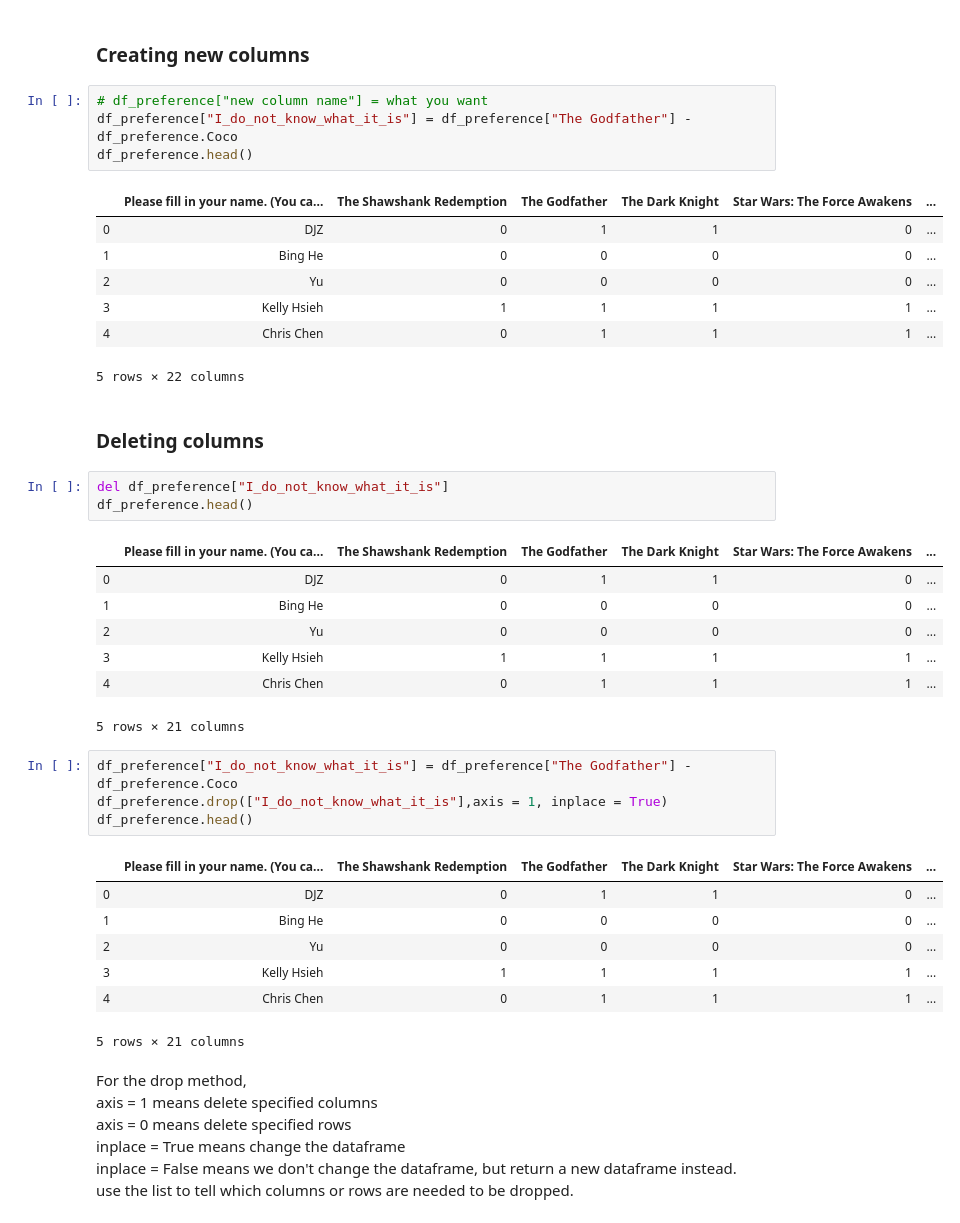
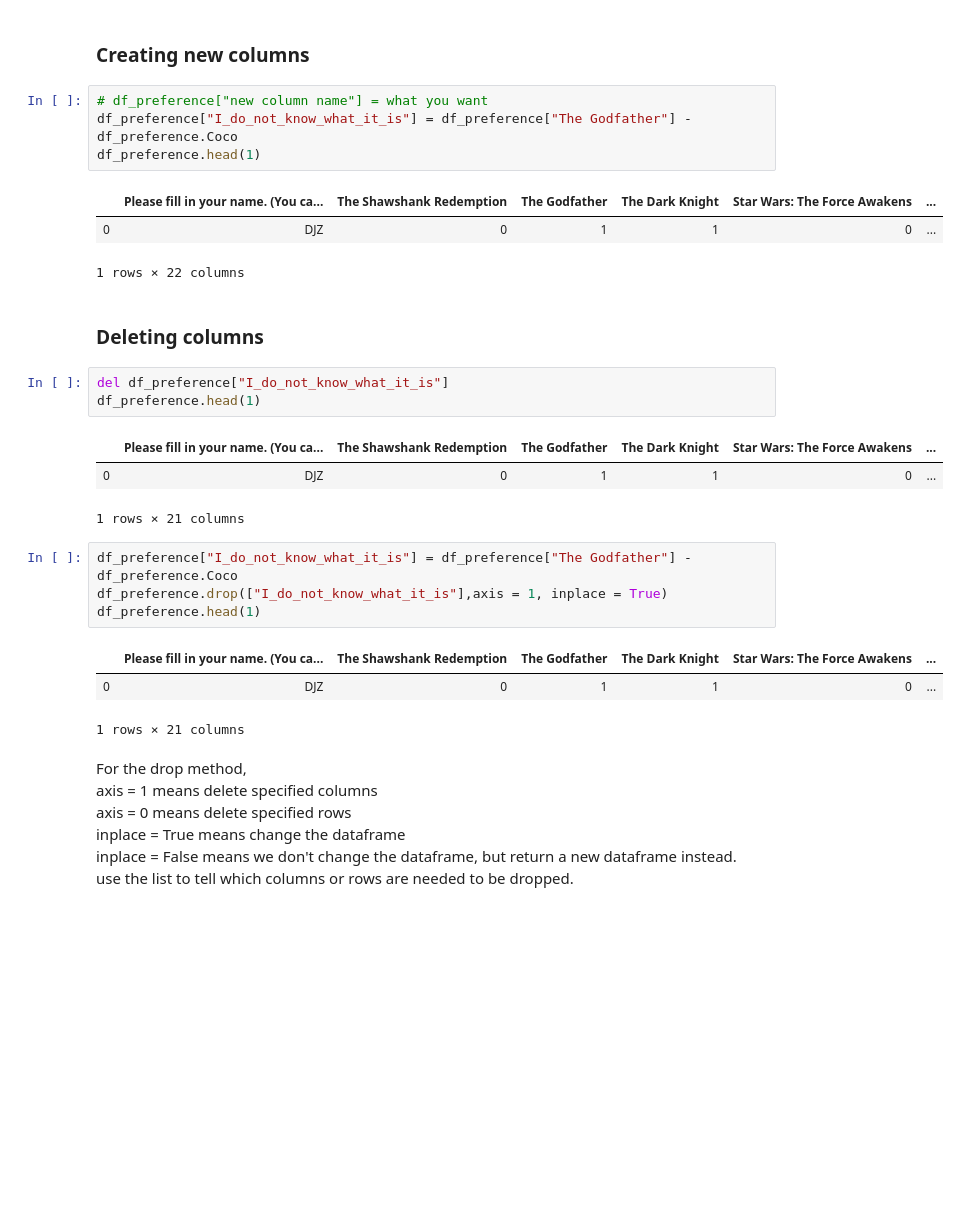
Before and after one commit to Lionel-Guo/Python, a Jupyter notebook: intro_to_python_notebook.ipynb, the cells around one changed output. Drawn from its saved outputs; the diff is of its cells as text; blank space fills up the shorter version.

```diff
--- a/intro_to_python_notebook.ipynb
+++ b/intro_to_python_notebook.ipynb
@@ -1504,40 +1450,28 @@ array([ 0,  1, -1])
 # %%
 # df_preference["new column name"] = what you want
 df_preference["I_do_not_know_what_it_is"] = df_preference["The Godfather"] - df_preference.Coco
-df_preference.head()
+df_preference.head(1)
 # %% [output]
 |  | Please fill in your name. (You ca... | The Shawshank Redemption | The Godfather | The Dark Knight | Star Wars: The Force Awakens | ... |
 | 0 | DJZ | 0 | 1 | 1 | 0 | ... |
-| 1 | Bing He | 0 | 0 | 0 | 0 | ... |
-| 2 | Yu | 0 | 0 | 0 | 0 | ... |
-| 3 | Kelly Hsieh | 1 | 1 | 1 | 1 | ... |
-| 4 | Chris Chen | 0 | 1 | 1 | 1 | ... |
-5 rows × 22 columns
+1 rows × 22 columns
 # %% [markdown]
 ### Deleting columns
 # %%
 del df_preference["I_do_not_know_what_it_is"]
-df_preference.head()
+df_preference.head(1)
 # %% [output]
 |  | Please fill in your name. (You ca... | The Shawshank Redemption | The Godfather | The Dark Knight | Star Wars: The Force Awakens | ... |
 | 0 | DJZ | 0 | 1 | 1 | 0 | ... |
-| 1 | Bing He | 0 | 0 | 0 | 0 | ... |
-| 2 | Yu | 0 | 0 | 0 | 0 | ... |
-| 3 | Kelly Hsieh | 1 | 1 | 1 | 1 | ... |
-| 4 | Chris Chen | 0 | 1 | 1 | 1 | ... |
-5 rows × 21 columns
+1 rows × 21 columns
 # %%
 df_preference["I_do_not_know_what_it_is"] = df_preference["The Godfather"] - df_preference.Coco
 df_preference.drop(["I_do_not_know_what_it_is"],axis = 1, inplace = True)
-df_preference.head()
+df_preference.head(1)
 # %% [output]
 |  | Please fill in your name. (You ca... | The Shawshank Redemption | The Godfather | The Dark Knight | Star Wars: The Force Awakens | ... |
 | 0 | DJZ | 0 | 1 | 1 | 0 | ... |
-| 1 | Bing He | 0 | 0 | 0 | 0 | ... |
-| 2 | Yu | 0 | 0 | 0 | 0 | ... |
-| 3 | Kelly Hsieh | 1 | 1 | 1 | 1 | ... |
-| 4 | Chris Chen | 0 | 1 | 1 | 1 | ... |
-5 rows × 21 columns
+1 rows × 21 columns
 # %% [markdown]
 For the drop method,\
 axis = 1 means delete specified columns\
```
Also changed, not shown: parts of 25 cells of this notebook.
